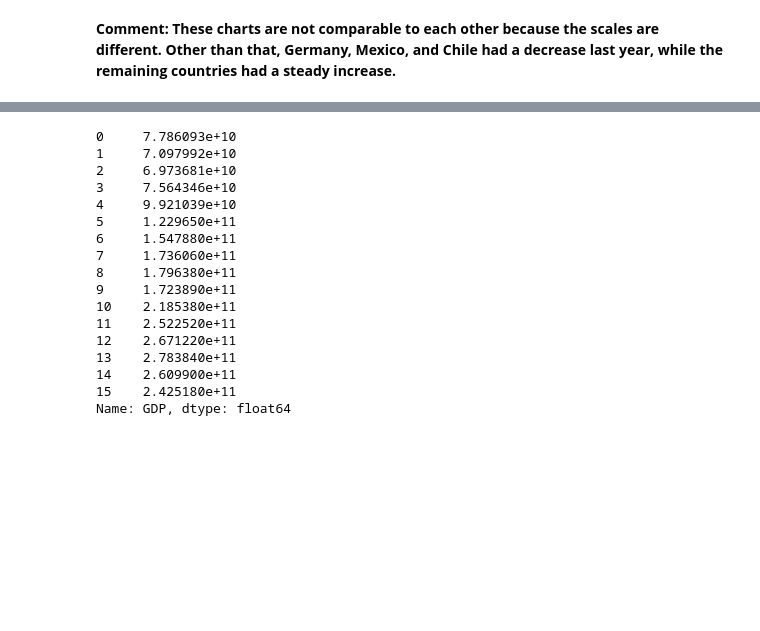
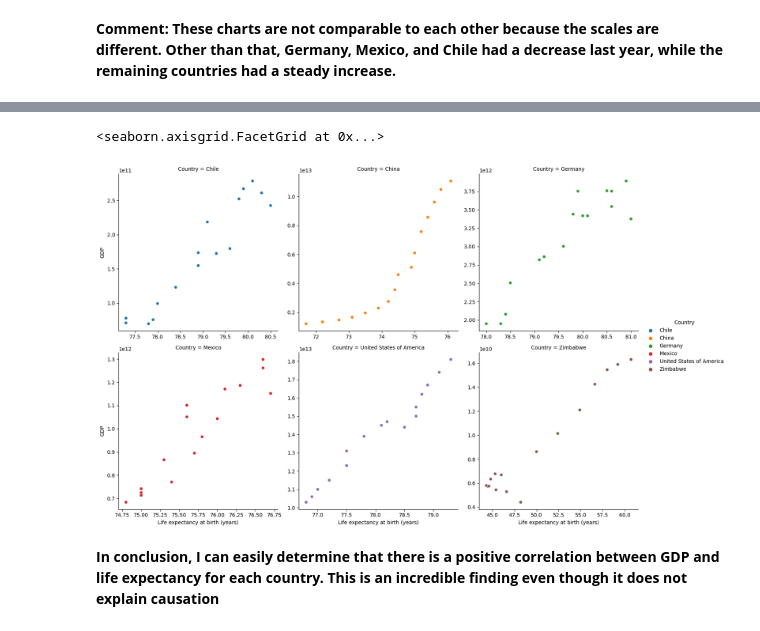
Before and after one commit to Facundo-Klappenbach/Data-science, a Jupyter notebook: Projects/GDP life expectancy/life_expectancy_gdp.ipynb, the cells around one changed output, grey strips where cells are left out. Saved outputs shown, nothing was run; the diff lists cells and outputs as text; code cells hidden in the pictures; blank space fills up the shorter version.

```diff
--- a/Projects/GDP life expectancy/life_expectancy_gdp.ipynb
+++ b/Projects/GDP life expectancy/life_expectancy_gdp.ipynb
@@ -133,20 +125,8 @@ plot("China")
-# %%
-print(data.GDP.loc[data['Country'] == 'Chile'])
-# %% [output]
-0     7.786093e+10
-1     7.097992e+10
-2     6.973681e+10
-3     7.564346e+10
-4     9.921039e+10
-5     1.229650e+11
-6     1.547880e+11
-7     1.736060e+11
-8     1.796380e+11
-9     1.723890e+11
-10    2.185380e+11
-11    2.522520e+11
-12    2.671220e+11
-13    2.783840e+11
-14    2.609900e+11
-15    2.425180e+11
-Name: GDP, dtype: float64
+# %%
+sns.relplot(data=data, x=data["Life expectancy at birth (years)"], y=data["GDP"], hue=data.Country,
+            col="Country", col_wrap=3, facet_kws={'sharey': False, 'sharex': False})
+# %% [output]
+<seaborn.axisgrid.FacetGrid at 0x...>
+[figure, added]
+# %% [markdown]
+**In conclusion, I can easily determine that there is a positive correlation between GDP and life expectancy for each country. This is an incredible finding even though it does not explain causation**
```
Also changed, not shown: parts of 3 cells of this notebook.
